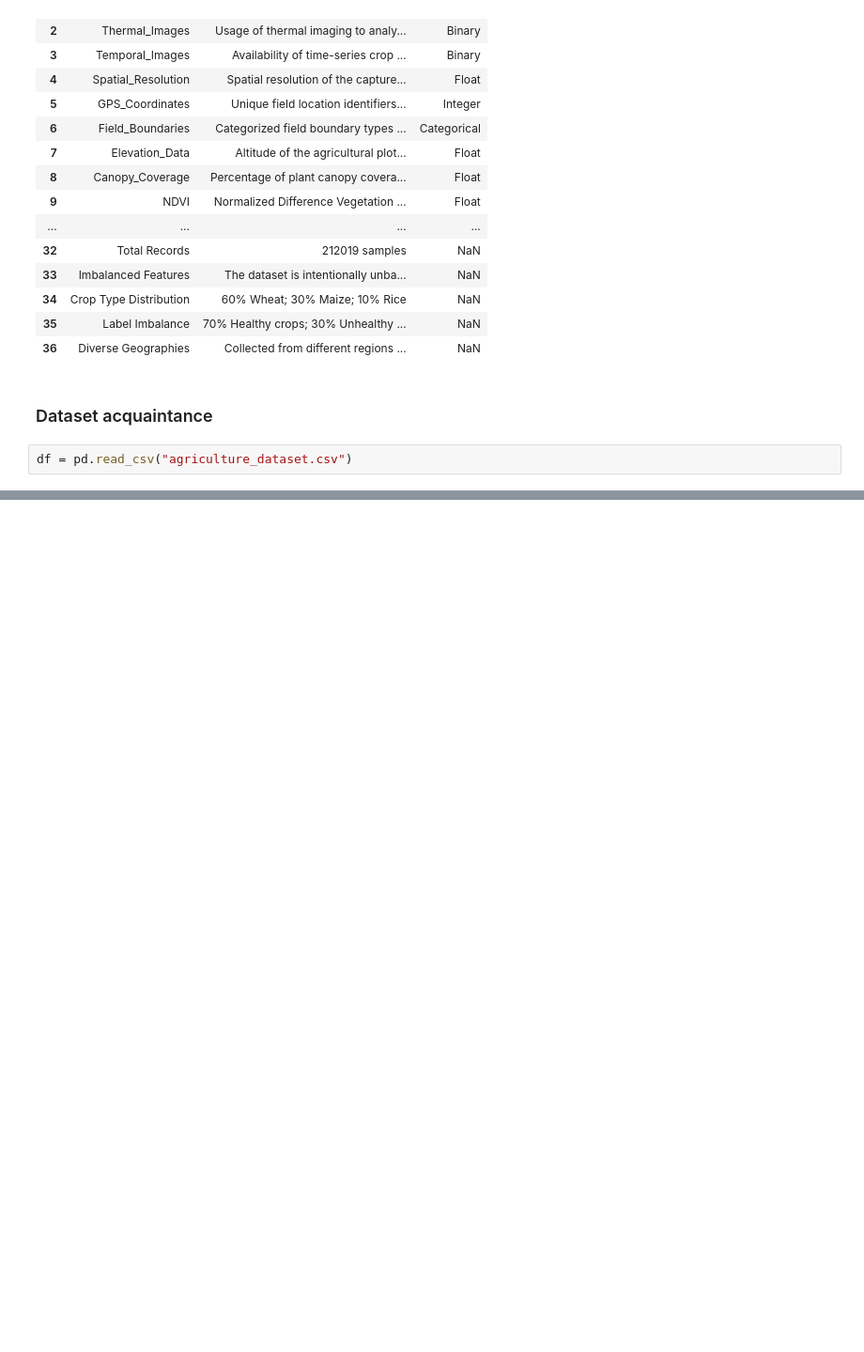
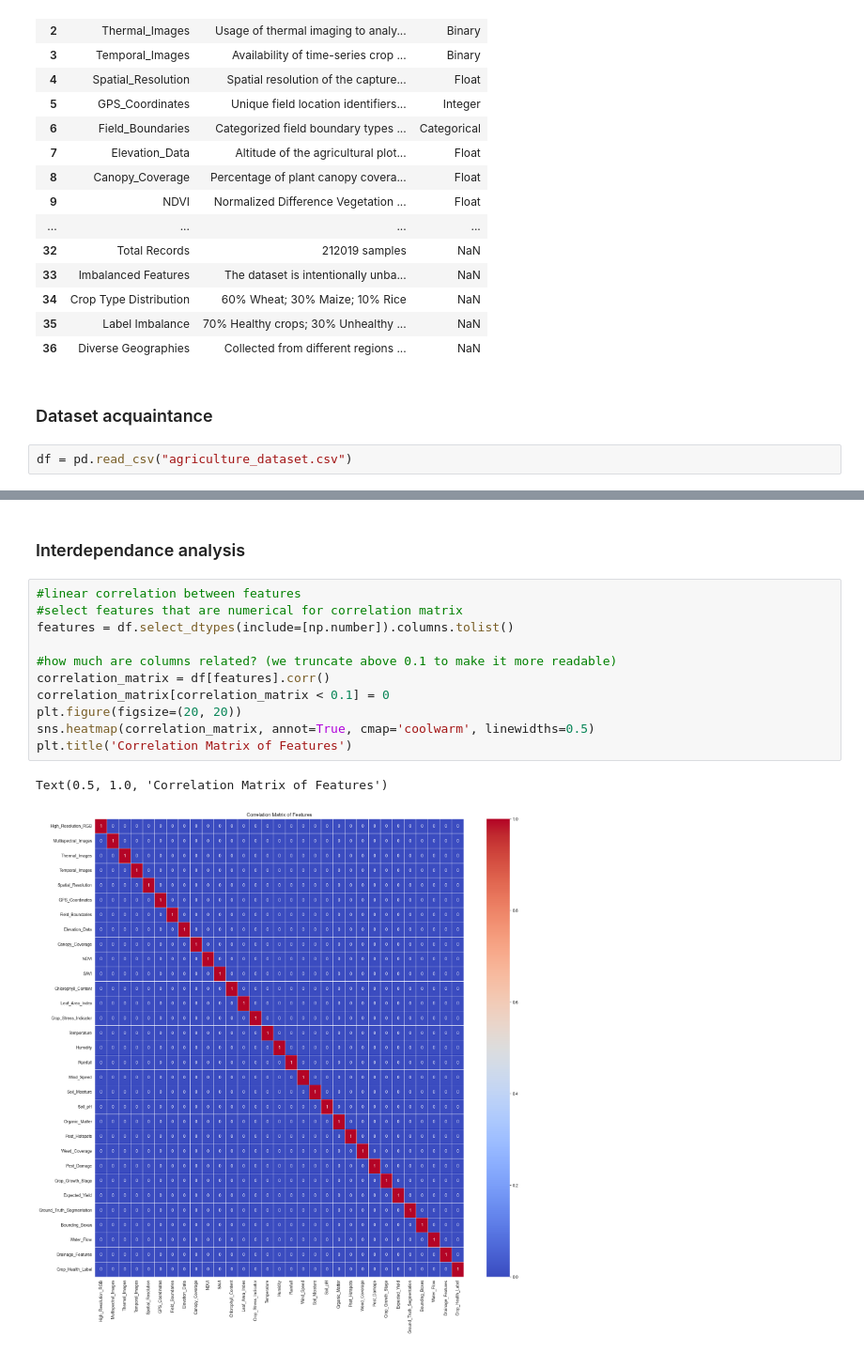
Before and after one commit to eloiherman/CropDiseasePredictor, a Jupyter notebook: code/drafts/dataset_acquaintance.ipynb, the cells around one changed output, grey strips where cells are left out. Shown at 94% size. Saved outputs shown, nothing was run; the diff lists cells and outputs as text; blank space fills up the shorter version.

```diff
--- a/code/drafts/dataset_acquaintance.ipynb
+++ b/code/drafts/dataset_acquaintance.ipynb
@@ -64,0 +116,16 @@ Index(['High_Resolution_RGB', 'Multispectral_Images', 'Thermal_Images',
+# %% [markdown]
+### Interdependance analysis
+# %%
+#linear correlation between features
+#select features that are numerical for correlation matrix
+features = df.select_dtypes(include=[np.number]).columns.tolist()
+
+#how much are columns related? (we truncate above 0.1 to make it more readable)
+correlation_matrix = df[features].corr()
+correlation_matrix[correlation_matrix < 0.1] = 0
+plt.figure(figsize=(20, 20))
+sns.heatmap(correlation_matrix, annot=True, cmap='coolwarm', linewidths=0.5)
+plt.title('Correlation Matrix of Features')
+# %% [output]
+Text(0.5, 1.0, 'Correlation Matrix of Features')
+[figure, added]
```
Also changed, not shown: parts of 7 cells of this notebook.
